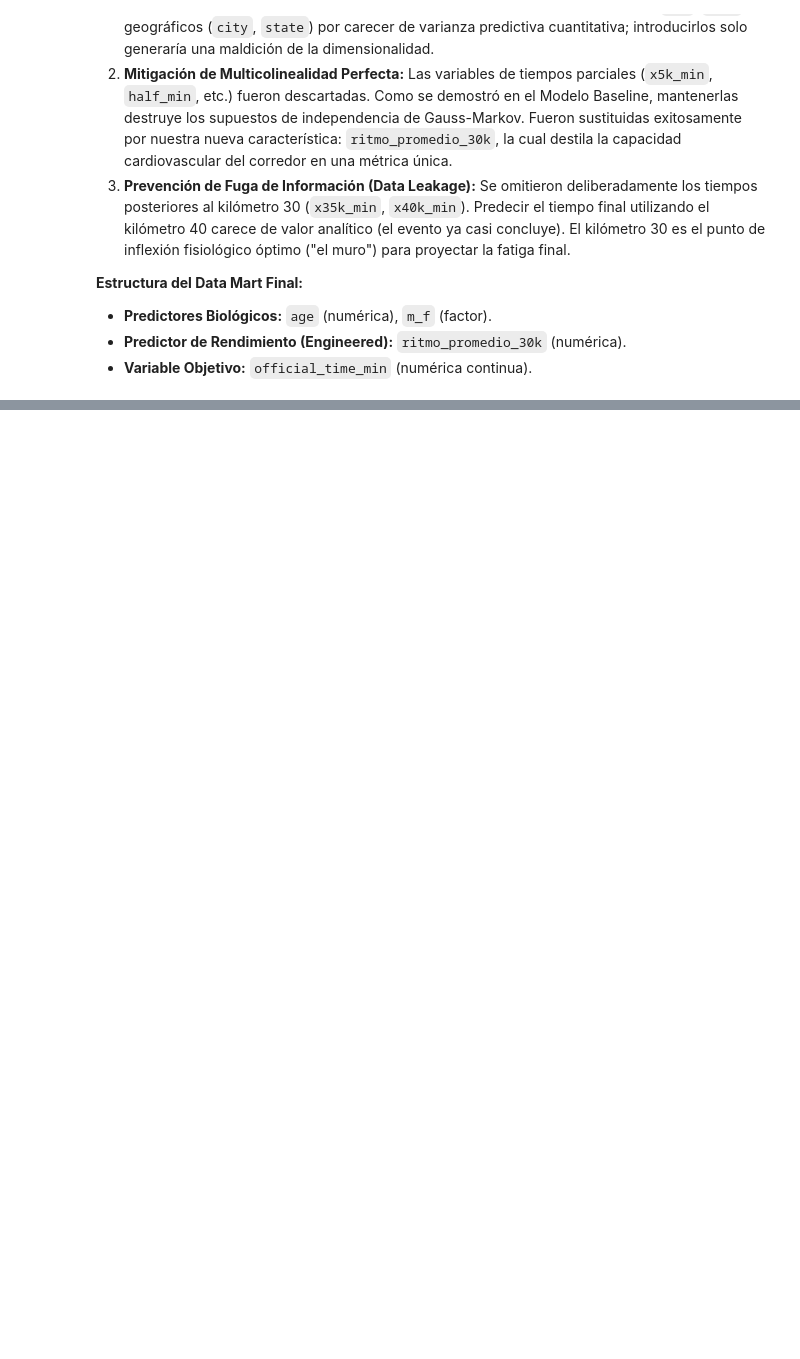
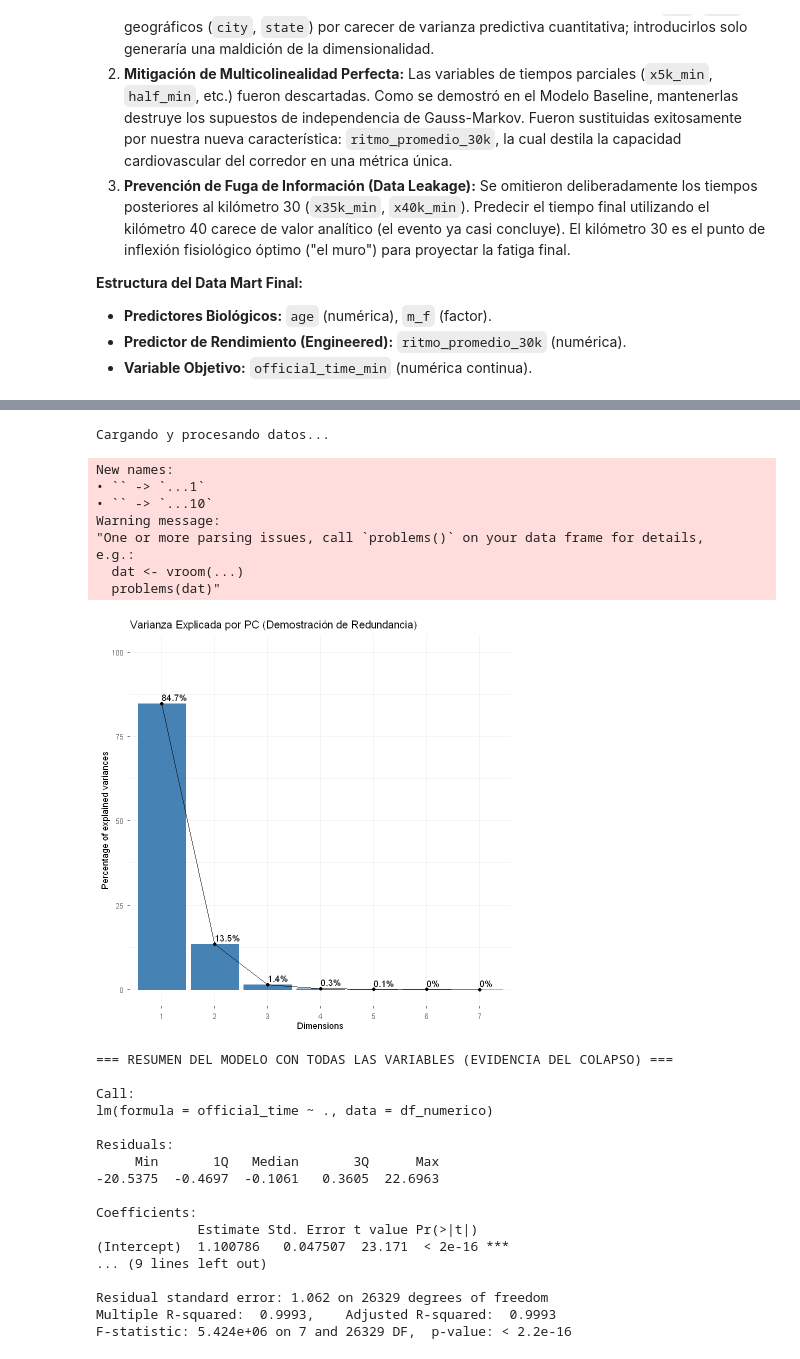
Before and after one commit to AxelT456/marathon_regression_2015, a Jupyter notebook: Final_Project_Marathon_P1.ipynb, the cells around one changed output, grey strips where cells are left out. Drawn from its saved outputs; the diff is of its cells as text; code cells hidden in the pictures; blank space fills up the shorter version.

Commit message:
feat: Second Part Project - Tournament -Final

```diff
--- a/Final_Project_Marathon_P1.ipynb
+++ b/Final_Project_Marathon_P1.ipynb
@@ -518,0 +548,80 @@ list.files()
+# %%
+# ==============================================================================
+# DEMOSTRACIÓN MATEMÁTICA: PCA Y MULTICOLINEALIDAD
+# ==============================================================================
+library(tidyverse)
+library(lubridate)
+library(janitor)
+library(factoextra)
+
+# 1. Cargamos el dataset crudo y limpiamos nombres
+cat("Cargando y procesando datos...\n")
+df_crudo <- read_csv("marathon_results_2015.csv", show_col_types = FALSE) %>% clean_names()
+
+# 2. Función robusta para convertir tiempos a minutos
+time_to_mins <- function(x) {
+  x <- ifelse(x == "-", NA, as.character(x))
+  period_to_seconds(hms(x)) / 60
+}
+
+# 3. Seleccionamos los puntos de control clave y aplicamos la transformación
+df_numerico <- df_crudo %>%
+  select(age, x5k, x10k, half, x20k, x30k, x40k, official_time) %>%
+  mutate(across(c(x5k, x10k, half, x20k, x30k, x40k, official_time), time_to_mins)) %>%
+  drop_na()
+
+# 4. Aislamos SOLO las variables predictoras y FILTRAMOS la varianza cero (¡El truco maestro!)
+datos_pca <- df_numerico %>%
+  select(-official_time) %>%
+  select(where(~ is.numeric(.) && var(.) > 0))
+
+# 5. Ejecutamos el Análisis de Componentes Principales
+pca_total <- prcomp(datos_pca, scale = TRUE)
+
+# 6. Gráficas del PCA (Corregido 'main' por 'title')
+p1 <- fviz_eig(pca_total, addlabels = TRUE, ylim = c(0, 100),
+               title = "Varianza Explicada por PC (Demostración de Redundancia)")
+print(p1)
+
+p2 <- fviz_pca_var(pca_total, col.var = "contrib",
+                   gradient.cols = c("#00AFBB", "#E7B800", "#FC4E07"),
+                   repel = TRUE,
+                   title = "Biplot del PCA: Tiempos Parciales")
+print(p2)
+
+# ==============================================================================
+# EL MODELO BASE CON TODAS LAS VARIABLES (DEMOSTRANDO EL COLAPSO)
+# ==============================================================================
+# Entrenamos el modelo usando todos los tiempos (El "." significa "usa todo lo demás")
+modelo_colapsado <- lm(official_time ~ ., data = df_numerico)
+
+cat("\n=== RESUMEN DEL MODELO CON TODAS LAS VARIABLES (EVIDENCIA DEL COLAPSO) ===\n")
+print(summary(modelo_colapsado))
+# %% [output]
+Cargando y procesando datos...
+New names:
+• `` -> `...1`
+• `` -> `...10`
+Warning message:
+"One or more parsing issues, call `problems()` on your data frame for details,
+e.g.:
+  dat <- vroom(...)
+  problems(dat)"
+[figure, added]
+=== RESUMEN DEL MODELO CON TODAS LAS VARIABLES (EVIDENCIA DEL COLAPSO) ===
+
+Call:
+lm(formula = official_time ~ ., data = df_numerico)
+
+Residuals:
+     Min       1Q   Median       3Q      Max
+-20.5375  -0.4697  -0.1061   0.3605  22.6963
+
+Coefficients:
+             Estimate Std. Error t value Pr(>|t|)
+(Intercept)  1.100786   0.047507  23.171  < 2e-16 ***
+... (9 lines left out)
+
+Residual standard error: 1.062 on 26329 degrees of freedom
+Multiple R-squared:  0.9993,    Adjusted R-squared:  0.9993
+F-statistic: 5.424e+06 on 7 and 26329 DF,  p-value: < 2.2e-16
```
Also changed, not shown: parts of 4 cells of this notebook, 3 other files.
